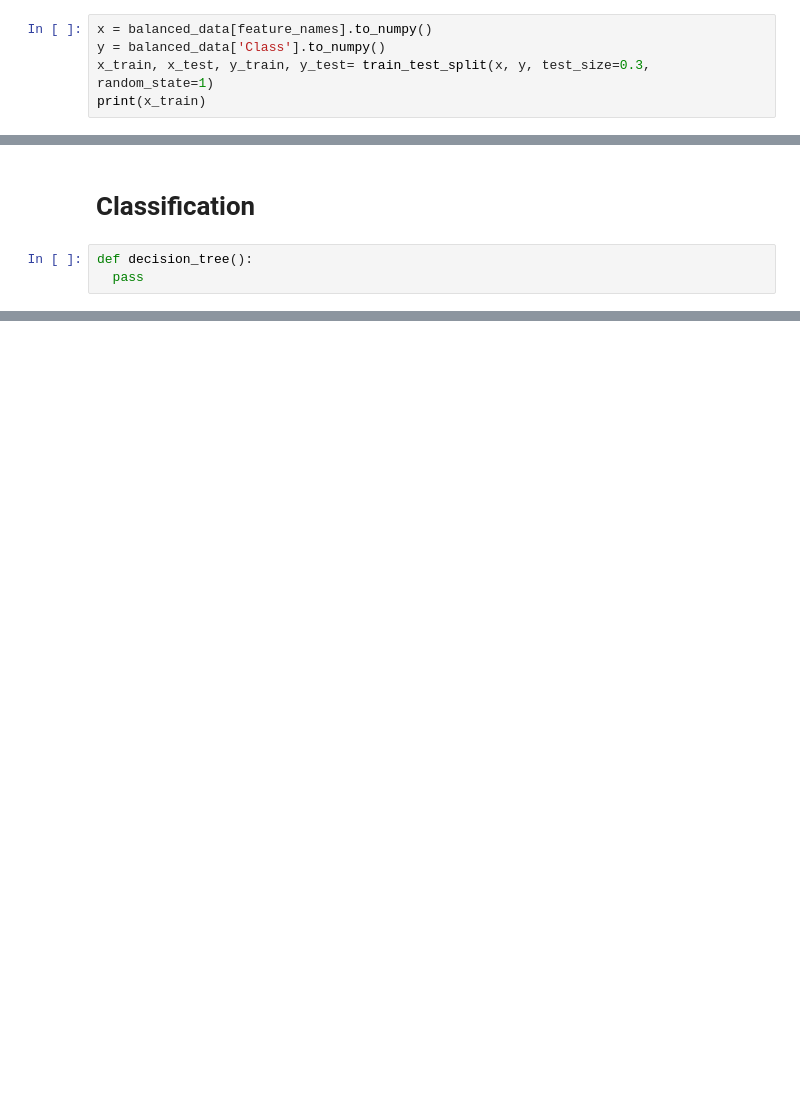
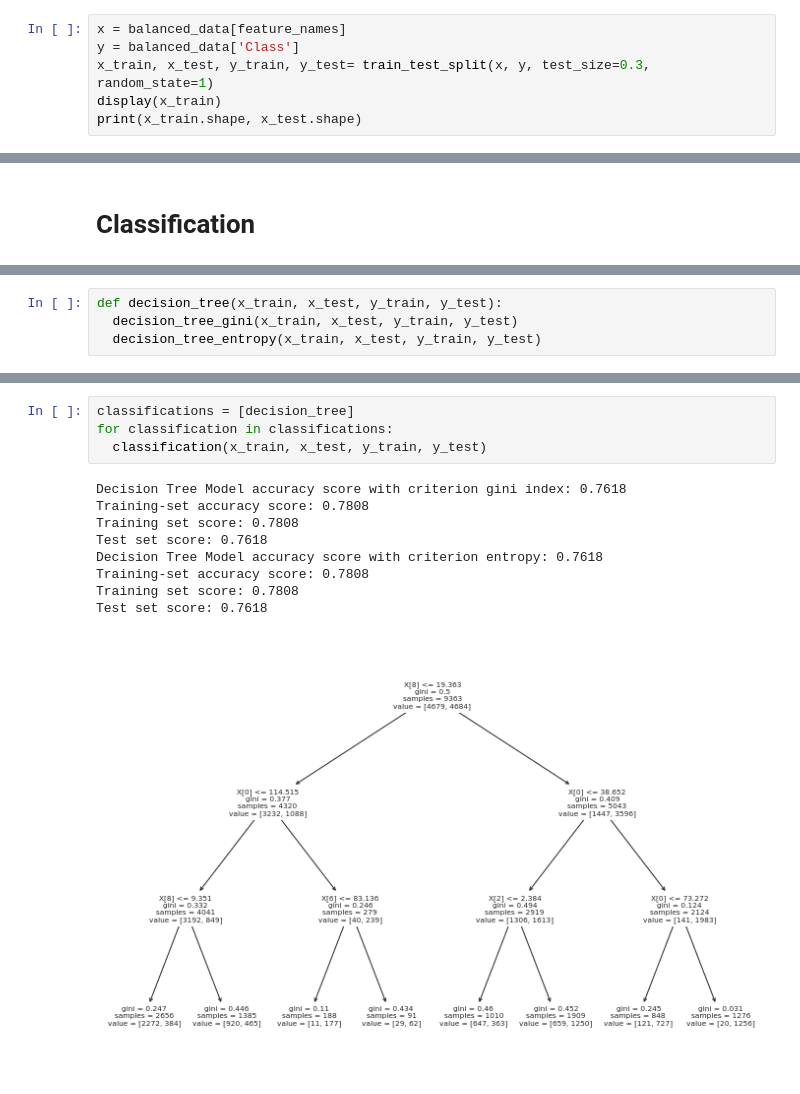
Before and after one commit to Abdelrahman-Shawky/MAGIC-Telescope-Classification-ML, a Jupyter notebook: Data_Classification.ipynb, the cells around one changed output, grey strips where cells are left out. Drawn from its saved outputs; the diff is of its cells as text; blank space fills up the shorter version.

Commit message:
Decision Tree

```diff
--- a/Data_Classification.ipynb
+++ b/Data_Classification.ipynb
@@ -75,6 +101,7 @@ display(balanced_data)
 # %%
-x = balanced_data[feature_names].to_numpy()
-y = balanced_data['Class'].to_numpy()
+x = balanced_data[feature_names]
+y = balanced_data['Class']
 x_train, x_test, y_train, y_test= train_test_split(x, y, test_size=0.3, random_state=1)
-print(x_train)
+display(x_train)
+print(x_train.shape, x_test.shape)
 # %% [output]
@@ -88,5 +122,2 @@ print(x_train)
 # %% [markdown]
 # Classification
-# %%
-def decision_tree():
-  pass
@@ -94,0 +124,4 @@ classifications = [decision_tree]
+# %%
+def decision_tree(x_train, x_test, y_train, y_test):
+  decision_tree_gini(x_train, x_test, y_train, y_test)
+  decision_tree_entropy(x_train, x_test, y_train, y_test)
@@ -94,0 +154,14 @@ classifications = [decision_tree]
+# %%
+classifications = [decision_tree]
+for classification in classifications:
+  classification(x_train, x_test, y_train, y_test)
+# %% [output]
+Decision Tree Model accuracy score with criterion gini index: 0.7618
+Training-set accuracy score: 0.7808
+Training set score: 0.7808
+Test set score: 0.7618
+Decision Tree Model accuracy score with criterion entropy: 0.7618
+Training-set accuracy score: 0.7808
+Training set score: 0.7808
+Test set score: 0.7618
+[figure, added]
```
Also changed, not shown: parts of 7 cells of this notebook.
